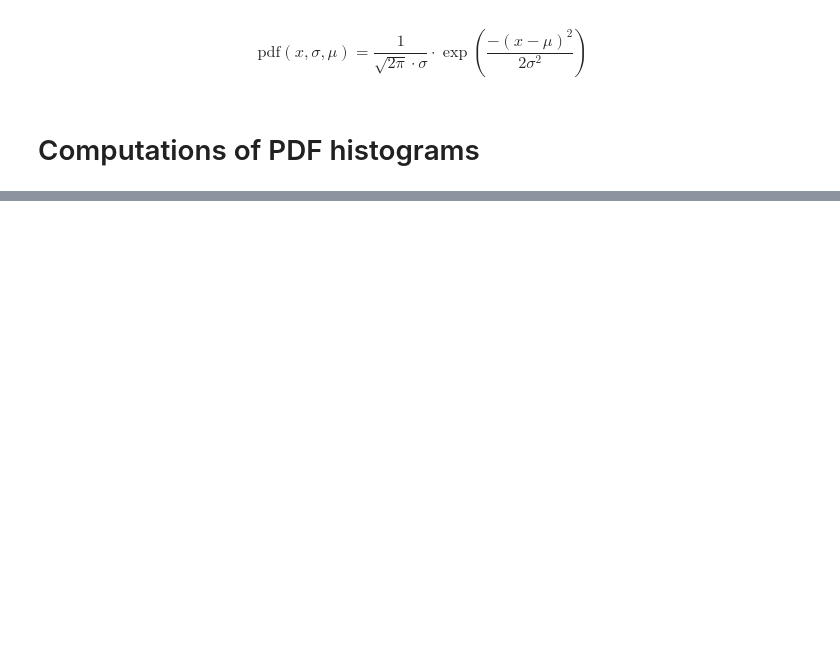
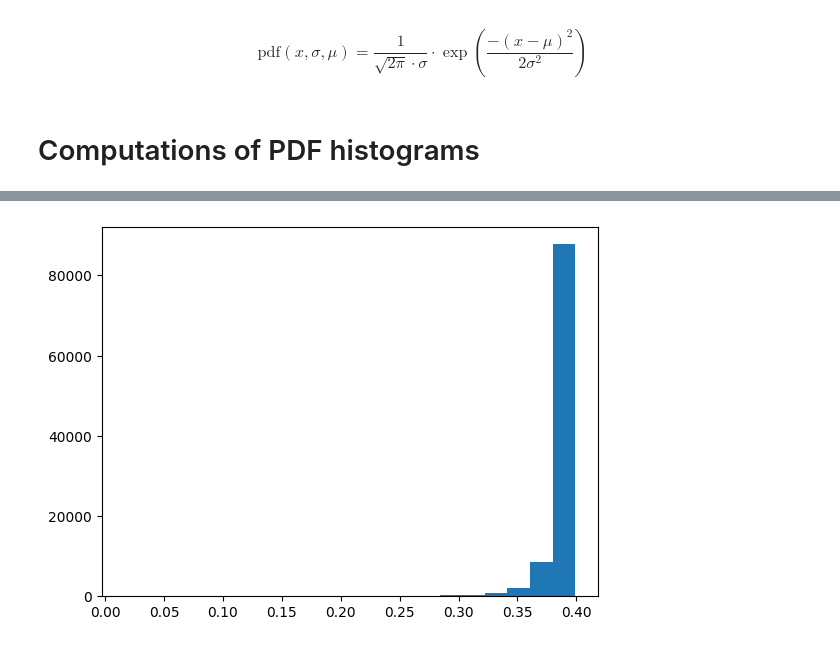
Before and after one commit to mamar828/Stage, a Jupyter notebook: summer_2023/gaussian_fitting/article.ipynb, the cells around one changed output, grey strips where cells are left out. Saved outputs shown, nothing was run; the diff lists cells and outputs as text; code cells hidden in the pictures; blank space fills up the shorter version.

```diff
--- a/summer_2023/gaussian_fitting/article.ipynb
+++ b/summer_2023/gaussian_fitting/article.ipynb
@@ -118,0 +289,12 @@ multifig.save("summer_2023/gaussian_fitting/figures/temperature/new_pdf.pdf")
+# %%
+import matplotlib.pyplot as plt
+rand = np.random.normal(5, 1, 100000)
+
+plt.hist(
+    x=norm.pdf(np.log(rand/np.nanmedian(rand))),
+    bins=20,
+)
+
+plt.show()
+# %% [output]
+[figure, added]
```
Also changed, not shown: parts of 5 cells of this notebook, 1 other file.
